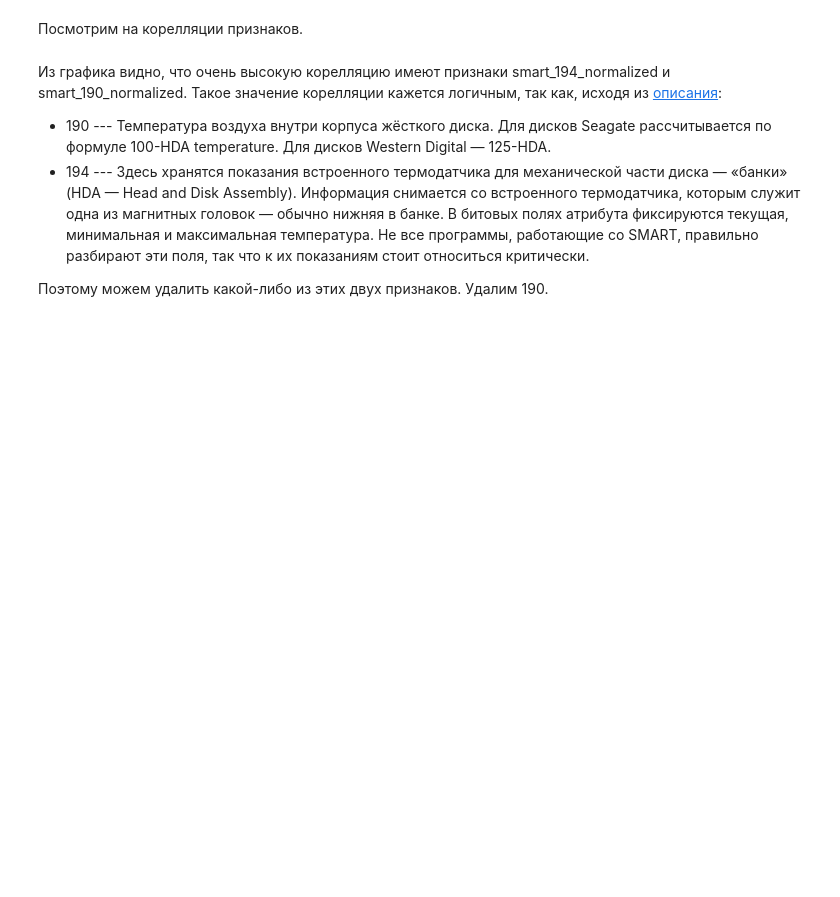
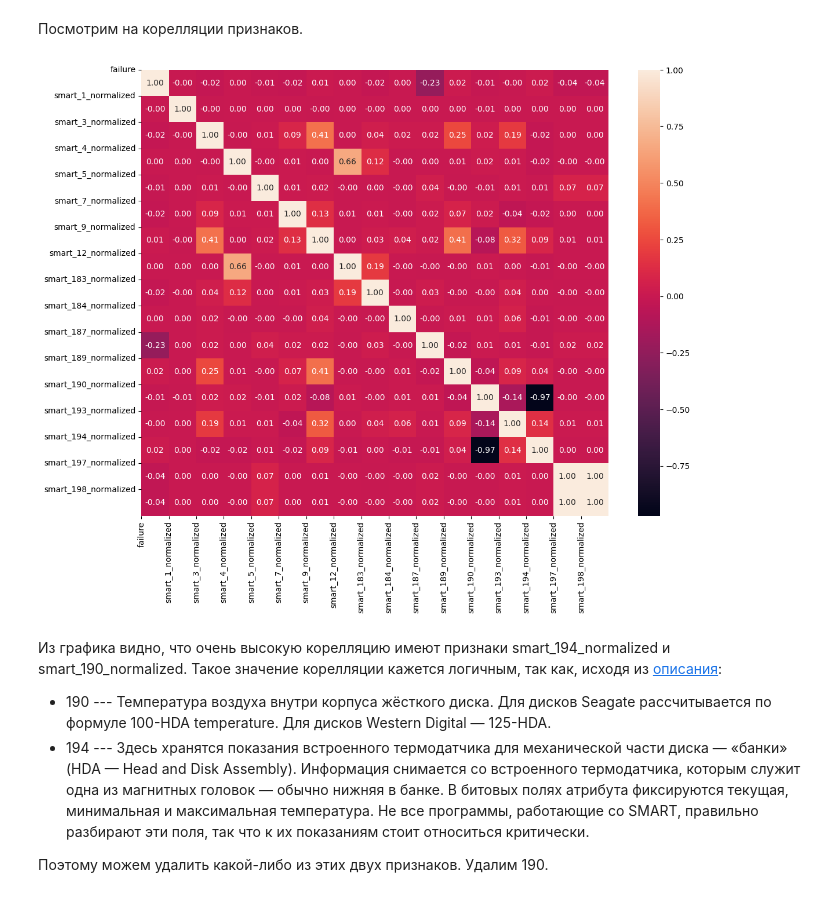
Before and after one commit to katevi/Hard-drive-failure-prediction, a Jupyter notebook: hdd_failure_prediction.ipynb, the cells around one changed output. Drawn from its saved outputs; the diff is of its cells as text; code cells hidden in the pictures; blank space fills up the shorter version.

```diff
--- a/hdd_failure_prediction.ipynb
+++ b/hdd_failure_prediction.ipynb
@@ -162,6 +204,9 @@ df_bb.shape
 24 отказавших диска для датасета из 486316 наблюдений --- очень маленькое количество, поэтому хочется взять датасет, где отказавших дисков больше.
 Нашла вот этот: https://www.kaggle.com/datasets/awant08/hard-drive-failure-prediction-st4000dm000
 # %%
+import pandas as pd
+
 # Concatenating all datasets (one dataset per month 2017) to one
-df_bb = pd.concat(map(pd.read_csv, glob.glob("./backblaze_ST4000DM000/*.csv")))
+##df_bb = pd.concat(map(pd.read_csv, glob.glob("./backblaze_ST4000DM000/*.csv")))
+df_bb = pd.read_csv('./backblaze_ST4000DM000/model_2018_ST4000DM000.csv')
 df_bb.head()
@@ -228,6 +364,10 @@ df_bb_normalized['smart_242_normalized'].value_counts()
 # %%
 features_to_drop = ['capacity_bytes', 'smart_10_normalized', 'smart_188_normalized', 'smart_191_normalized', 'smart_192_normalized',
                    'smart_199_normalized', 'smart_240_normalized', 'smart_241_normalized', 'smart_242_normalized']
+
+string_columns = ['serial_number', 'date', 'model']
 # %%
 df_bb_normalized = df_bb_normalized.drop(features_to_drop, axis=1)
+df_bb_normalized = df_bb_normalized.drop(string_columns, axis=1)
+
 df_bb_normalized.shape
@@ -238,23 +380,24 @@ df_bb_normalized.shape
 # %%
 import numpy as np
 import pandas as pd
 import matplotlib.pyplot as plt
 import seaborn as sns
 
-string_columns = ['date', 'model']
-df_bb_numeric = df_bb_normalized.drop(columns=string_columns, axis=1)
+#df_bb_numeric = df_bb_normalized.drop(columns=string_columns, axis=1)
 
-corr = df_bb_numeric.corr()
+corr = df_bb_normalized.corr()
 #Plot figsize
 fig, ax = plt.subplots(figsize=(13, 10))
 #Generate Heat Map, allow annotations and place floats in map
 sns.heatmap(corr, annot=True, fmt=".2f")
 #Apply xticks
 plt.xticks(range(len(corr.columns)), corr.columns);
 #Apply yticks
 plt.yticks(range(len(corr.columns)), corr.columns)
 #show plot
 plt.show()
+# %% [output]
+[figure, added]
 # %% [markdown]
 Из графика видно, что очень высокую корелляцию имеют признаки smart_194_normalized и smart_190_normalized. Такое значение корелляции кажется логичным, так как, исходя из [описания](https://ru.wikipedia.org/wiki/S.M.A.R.T.):
 - 190 --- Температура воздуха внутри корпуса жёсткого диска. Для дисков Seagate рассчитывается по формуле 100-HDA temperature. Для дисков Western Digital — 125-HDA.
```
Also changed, not shown: parts of 34 cells of this notebook.
